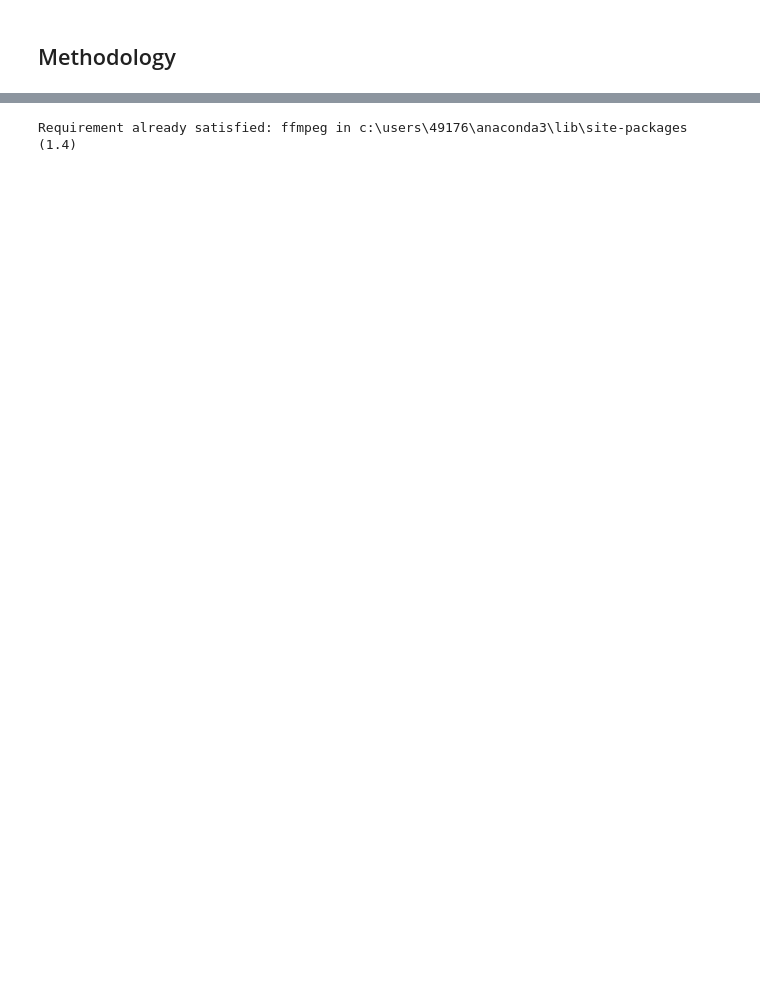
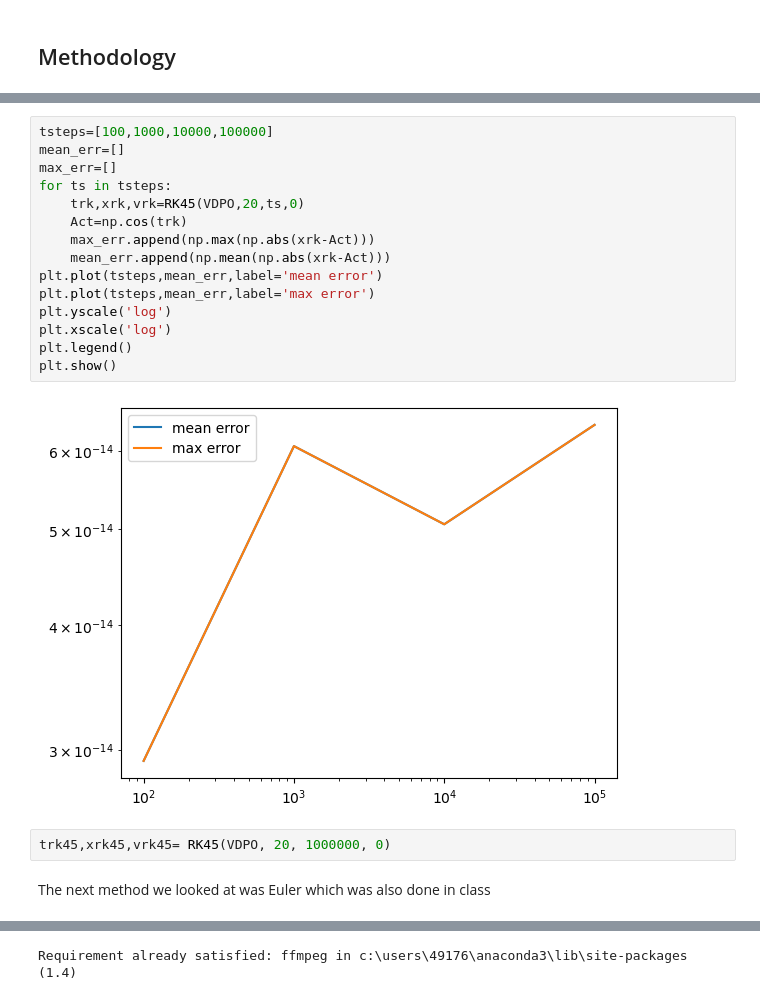
Before and after one commit to hasankin19/PHY-480-Project, a Jupyter notebook: PHY480-905_SemesterProjectTemplate.ipynb, the cells around one changed output, grey strips where cells are left out. Saved outputs shown, nothing was run; the diff lists cells and outputs as text; blank space fills up the shorter version.

```diff
--- a/PHY480-905_SemesterProjectTemplate.ipynb
+++ b/PHY480-905_SemesterProjectTemplate.ipynb
@@ -437,0 +208,21 @@ KeyboardInterrupt:
+# %%
+tsteps=[100,1000,10000,100000]
+mean_err=[]
+max_err=[]
+for ts in tsteps:
+    trk,xrk,vrk=RK45(VDPO,20,ts,0)
+    Act=np.cos(trk)
+    max_err.append(np.max(np.abs(xrk-Act)))
+    mean_err.append(np.mean(np.abs(xrk-Act)))
+plt.plot(tsteps,mean_err,label='mean error')
+plt.plot(tsteps,mean_err,label='max error')
+plt.yscale('log')
+plt.xscale('log')
+plt.legend()
+plt.show()
+# %% [output]
+[figure, added]
+# %%
+trk45,xrk45,vrk45= RK45(VDPO, 20, 1000000, 0)
+# %% [markdown]
+The next method we looked at was Euler which was also done in class
```
Also changed, not shown: parts of 101 cells of this notebook.
